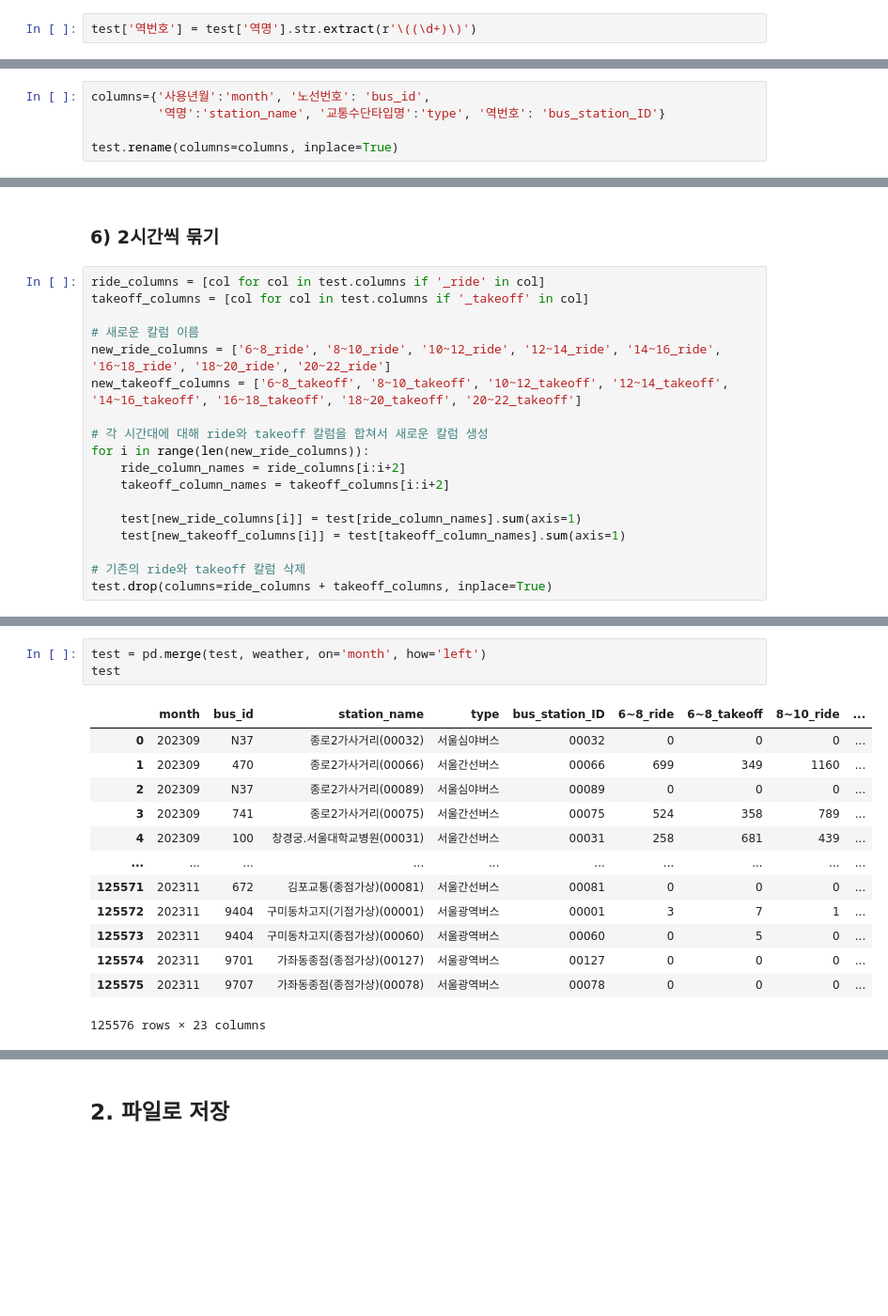
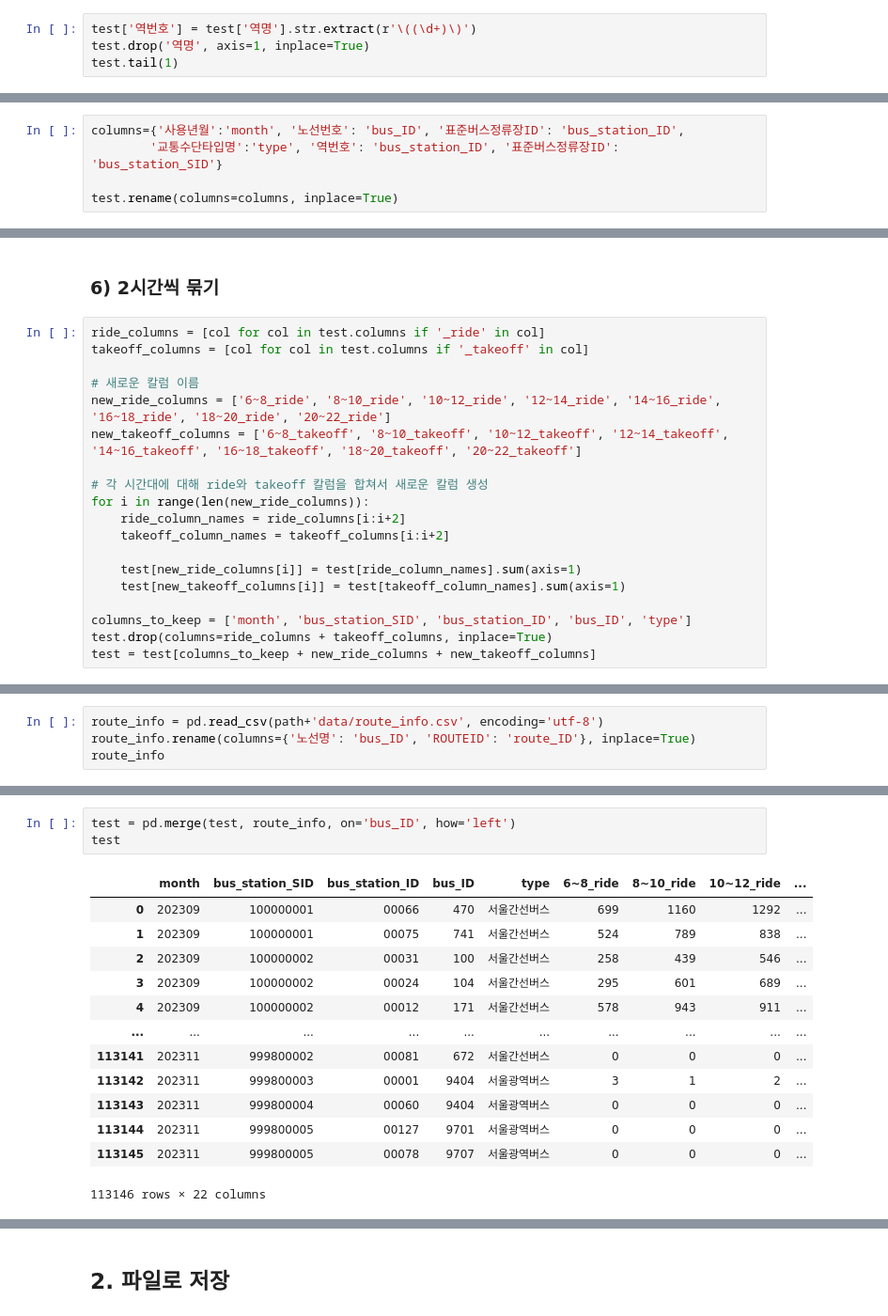
Before and after one commit to gchaewon/Euron5th_BusTayo, a Jupyter notebook: preprocessing_test.ipynb, the cells around one changed output, grey strips where cells are left out. Shown: that part at 94% size. Drawn from its saved outputs; the diff is of its cells as text; blank space fills up the shorter version.

```diff
--- a/preprocessing_test.ipynb
+++ b/preprocessing_test.ipynb
@@ -104,2 +104,4 @@ print(f'서울심야버스인 행의 개수: {count}')
 # %%
 test['역번호'] = test['역명'].str.extract(r'\((\d+)\)')
+test.drop('역명', axis=1, inplace=True)
+test.tail(1)
@@ -131,8 +130,8 @@ Index(['사용년월', '노선번호', '역명', '6시승차총승객수', '6시
        '20시하차총승객수', '21시승차총승객수', '21시하차총승객수', '교통수단타입명', '역번호'],
       dtype='object')
 # %%
-columns={'사용년월':'month', '노선번호': 'bus_id',
-         '역명':'station_name', '교통수단타입명':'type', '역번호': 'bus_station_ID'}
+columns={'사용년월':'month', '노선번호': 'bus_ID', '표준버스정류장ID': 'bus_station_ID',
+        '교통수단타입명':'type', '역번호': 'bus_station_ID', '표준버스정류장ID': 'bus_station_SID'}
 
 test.rename(columns=columns, inplace=True)
 # %%
@@ -182,8 +175,9 @@ for i in range(len(new_ride_columns)):
     test[new_ride_columns[i]] = test[ride_column_names].sum(axis=1)
     test[new_takeoff_columns[i]] = test[takeoff_column_names].sum(axis=1)
 
-# 기존의 ride와 takeoff 칼럼 삭제
+columns_to_keep = ['month', 'bus_station_SID', 'bus_station_ID', 'bus_ID', 'type']
 test.drop(columns=ride_columns + takeoff_columns, inplace=True)
+test = test[columns_to_keep + new_ride_columns + new_takeoff_columns]
 # %%
 test.columns
 # %% [output]
@@ -238,0 +203,4 @@ weather
+# %%
+route_info = pd.read_csv(path+'data/route_info.csv', encoding='utf-8')
+route_info.rename(columns={'노선명': 'bus_ID', 'ROUTEID': 'route_ID'}, inplace=True)
+route_info
@@ -239,17 +221,17 @@ weather
 # %%
-test = pd.merge(test, weather, on='month', how='left')
+test = pd.merge(test, route_info, on='bus_ID', how='left')
 test
 # %% [output]
-|  | month | bus_id | station_name | type | bus_station_ID | 6~8_ride | 6~8_takeoff | 8~10_ride | ... |
-| 0 | 202309 | N37 | 종로2가사거리(00032) | 서울심야버스 | 00032 | 0 | 0 | 0 | ... |
-| 1 | 202309 | 470 | 종로2가사거리(00066) | 서울간선버스 | 00066 | 699 | 349 | 1160 | ... |
-| 2 | 202309 | N37 | 종로2가사거리(00089) | 서울심야버스 | 00089 | 0 | 0 | 0 | ... |
-| 3 | 202309 | 741 | 종로2가사거리(00075) | 서울간선버스 | 00075 | 524 | 358 | 789 | ... |
-| 4 | 202309 | 100 | 창경궁.서울대학교병원(00031) | 서울간선버스 | 00031 | 258 | 681 | 439 | ... |
+|  | month | bus_station_SID | bus_station_ID | bus_ID | type | 6~8_ride | 8~10_ride | 10~12_ride | ... |
+| 0 | 202309 | 100000001 | 00066 | 470 | 서울간선버스 | 699 | 1160 | 1292 | ... |
+| 1 | 202309 | 100000001 | 00075 | 741 | 서울간선버스 | 524 | 789 | 838 | ... |
+| 2 | 202309 | 100000002 | 00031 | 100 | 서울간선버스 | 258 | 439 | 546 | ... |
+| 3 | 202309 | 100000002 | 00024 | 104 | 서울간선버스 | 295 | 601 | 689 | ... |
+| 4 | 202309 | 100000002 | 00012 | 171 | 서울간선버스 | 578 | 943 | 911 | ... |
 | ... | ... | ... | ... | ... | ... | ... | ... | ... | ... |
-| 125571 | 202311 | 672 | 김포교통(종점가상)(00081) | 서울간선버스 | 00081 | 0 | 0 | 0 | ... |
-| 125572 | 202311 | 9404 | 구미동차고지(기점가상)(00001) | 서울광역버스 | 00001 | 3 | 7 | 1 | ... |
-| 125573 | 202311 | 9404 | 구미동차고지(종점가상)(00060) | 서울광역버스 | 00060 | 0 | 5 | 0 | ... |
-| 125574 | 202311 | 9701 | 가좌동종점(종점가상)(00127) | 서울광역버스 | 00127 | 0 | 0 | 0 | ... |
-| 125575 | 202311 | 9707 | 가좌동종점(종점가상)(00078) | 서울광역버스 | 00078 | 0 | 0 | 0 | ... |
+| 113141 | 202311 | 999800002 | 00081 | 672 | 서울간선버스 | 0 | 0 | 0 | ... |
+| 113142 | 202311 | 999800003 | 00001 | 9404 | 서울광역버스 | 3 | 1 | 2 | ... |
+| 113143 | 202311 | 999800004 | 00060 | 9404 | 서울광역버스 | 0 | 0 | 0 | ... |
+| 113144 | 202311 | 999800005 | 00127 | 9701 | 서울광역버스 | 0 | 0 | 0 | ... |
+| 113145 | 202311 | 999800005 | 00078 | 9707 | 서울광역버스 | 0 | 0 | 0 | ... |
-125576 rows × 23 columns
+113146 rows × 22 columns
```
Also changed, not shown: parts of 32 cells of this notebook.
